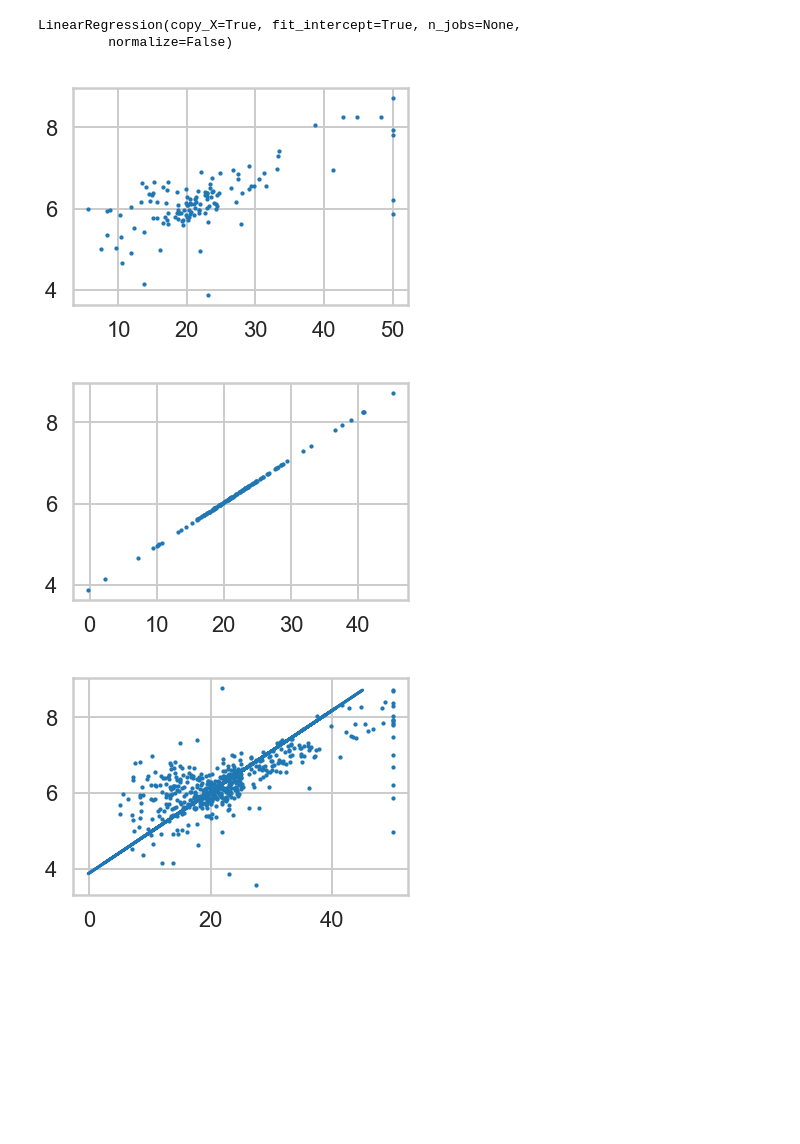
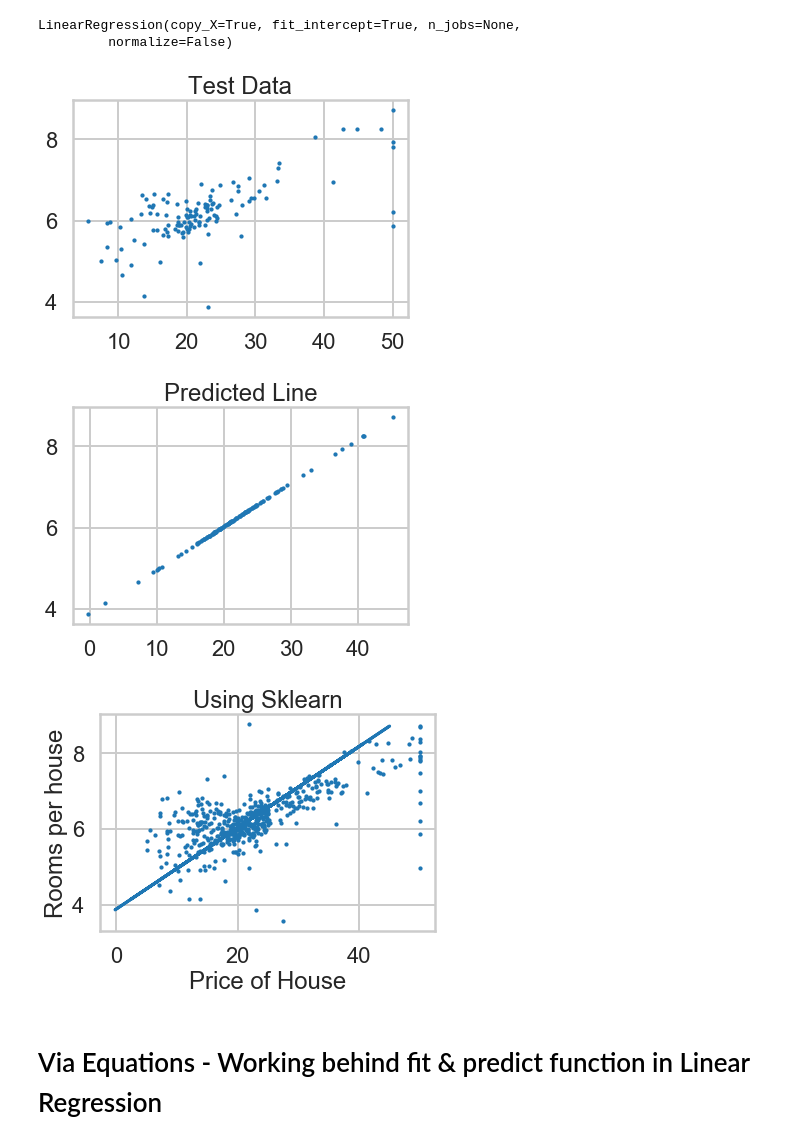
Before and after one commit to LakshayKhosla/MachineLearning, a Jupyter notebook: Learning Custom Algorithm.ipynb, the cells around one changed output. Cells and saved outputs as stored; diff of their text form; code cells hidden in the pictures; blank space fills up the shorter version.

Commit message:
LR with 1 var - Via Sklearn - Without Sklearn

```diff
--- a/Learning Custom Algorithm.ipynb
+++ b/Learning Custom Algorithm.ipynb
@@ -57,18 +59,25 @@ Y_Pred = lr.predict(X_Test)
 # %%
 plt.scatter(Y_test, X_Test, s = 5)
 # plt.plot(df_bos_price, df_bos.RM)
+plt.title("Test Data")
 plt.show()
 # %% [output]
-[figure, old version]
+[figure, new version]
 # %%
 plt.scatter(Y_Pred, X_Test, s = 5)
 # plt.plot(df_bos_price, df_bos.RM)
+plt.title("Predicted Line")
 plt.show()
 # %% [output]
-[figure, old version]
+[figure, new version]
 # %%
 plt.scatter(df_bos_price, df_bos.RM, s = 5)
 plt.plot(Y_Pred, X_Test)
+plt.xlabel("Price of House")
+plt.ylabel("Rooms per house")
+plt.title("Using Sklearn")
 plt.show()
 # %% [output]
-[figure, old version]
+[figure, new version]
+# %% [markdown]
+# Via Equations - Working behind fit & predict function in Linear Regression
```
Also changed, not shown: parts of 11 cells of this notebook.
